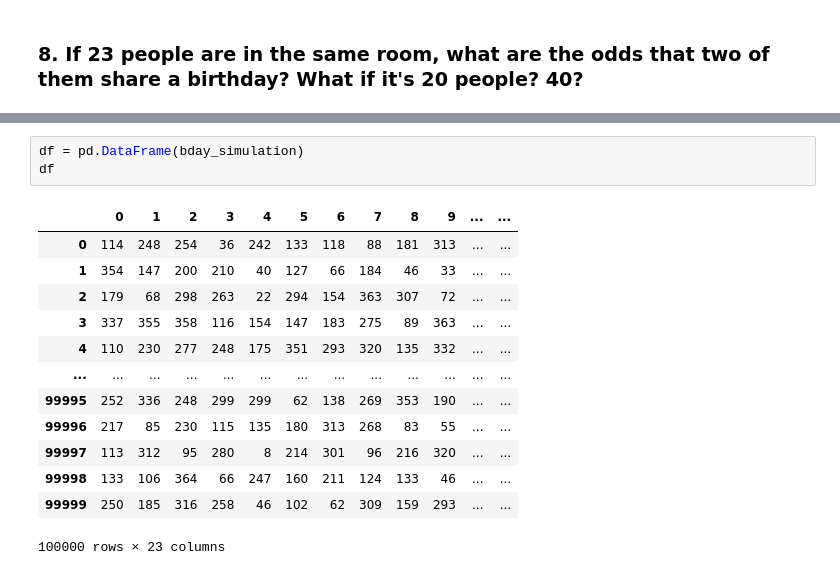
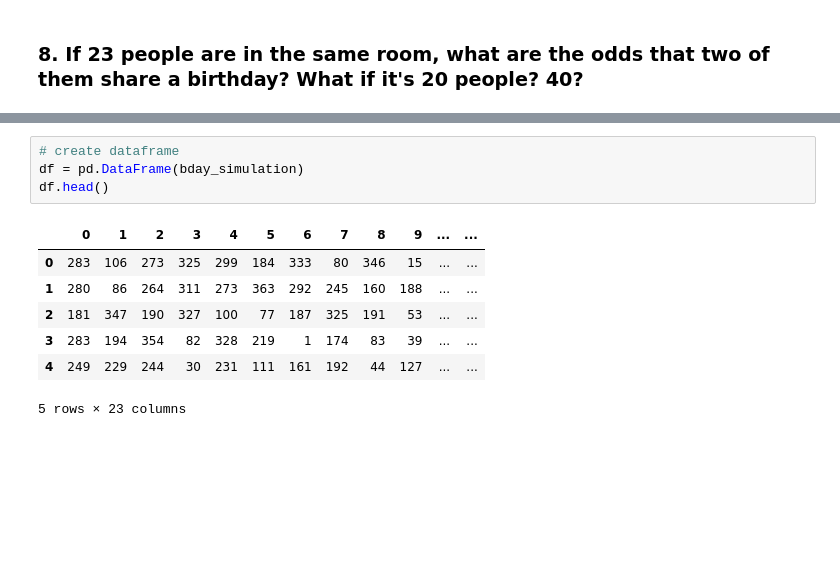
Before and after one commit to Luis-Martinez1/statistics-exercises, a Jupyter notebook: simulation.ipynb, the cells around one changed output, grey strips where cells are left out. Cells and saved outputs as stored; diff of their text form; blank space fills up the shorter version.

```diff
--- a/simulation.ipynb
+++ b/simulation.ipynb
@@ -251,18 +263,13 @@ array([[114, 248, 254, ..., 186,  38, 230],
 # %%
+# create dataframe
 df = pd.DataFrame(bday_simulation)
-df
+df.head()
 # %% [output]
 |  | 0 | 1 | 2 | 3 | 4 | 5 | 6 | 7 | 8 | 9 | ... | ... |
-| 0 | 114 | 248 | 254 | 36 | 242 | 133 | 118 | 88 | 181 | 313 | ... | ... |
-| 1 | 354 | 147 | 200 | 210 | 40 | 127 | 66 | 184 | 46 | 33 | ... | ... |
-| 2 | 179 | 68 | 298 | 263 | 22 | 294 | 154 | 363 | 307 | 72 | ... | ... |
-| 3 | 337 | 355 | 358 | 116 | 154 | 147 | 183 | 275 | 89 | 363 | ... | ... |
-| 4 | 110 | 230 | 277 | 248 | 175 | 351 | 293 | 320 | 135 | 332 | ... | ... |
-| ... | ... | ... | ... | ... | ... | ... | ... | ... | ... | ... | ... | ... |
-| 99995 | 252 | 336 | 248 | 299 | 299 | 62 | 138 | 269 | 353 | 190 | ... | ... |
-| 99996 | 217 | 85 | 230 | 115 | 135 | 180 | 313 | 268 | 83 | 55 | ... | ... |
-| 99997 | 113 | 312 | 95 | 280 | 8 | 214 | 301 | 96 | 216 | 320 | ... | ... |
-| 99998 | 133 | 106 | 364 | 66 | 247 | 160 | 211 | 124 | 133 | 46 | ... | ... |
-| 99999 | 250 | 185 | 316 | 258 | 46 | 102 | 62 | 309 | 159 | 293 | ... | ... |
+| 0 | 283 | 106 | 273 | 325 | 299 | 184 | 333 | 80 | 346 | 15 | ... | ... |
+| 1 | 280 | 86 | 264 | 311 | 273 | 363 | 292 | 245 | 160 | 188 | ... | ... |
+| 2 | 181 | 347 | 190 | 327 | 100 | 77 | 187 | 325 | 191 | 53 | ... | ... |
+| 3 | 283 | 194 | 354 | 82 | 328 | 219 | 1 | 174 | 83 | 39 | ... | ... |
+| 4 | 249 | 229 | 244 | 30 | 231 | 111 | 161 | 192 | 44 | 127 | ... | ... |
-100000 rows × 23 columns
+5 rows × 23 columns
 # %%
```
Also changed, not shown: parts of 29 cells of this notebook.
